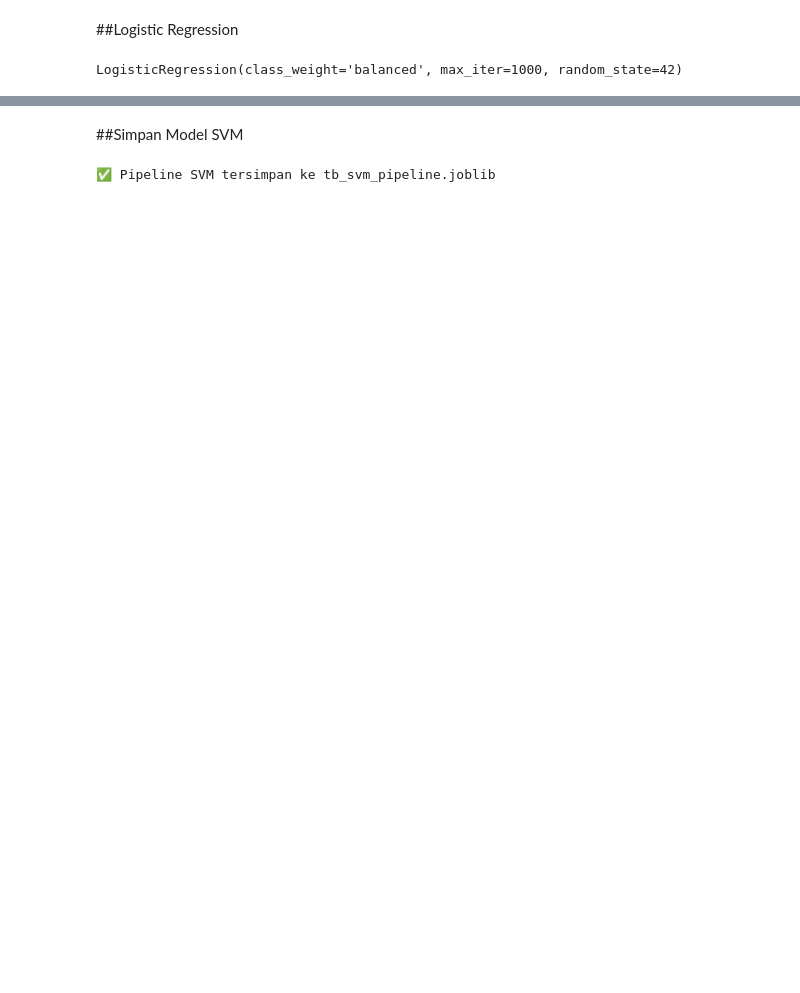
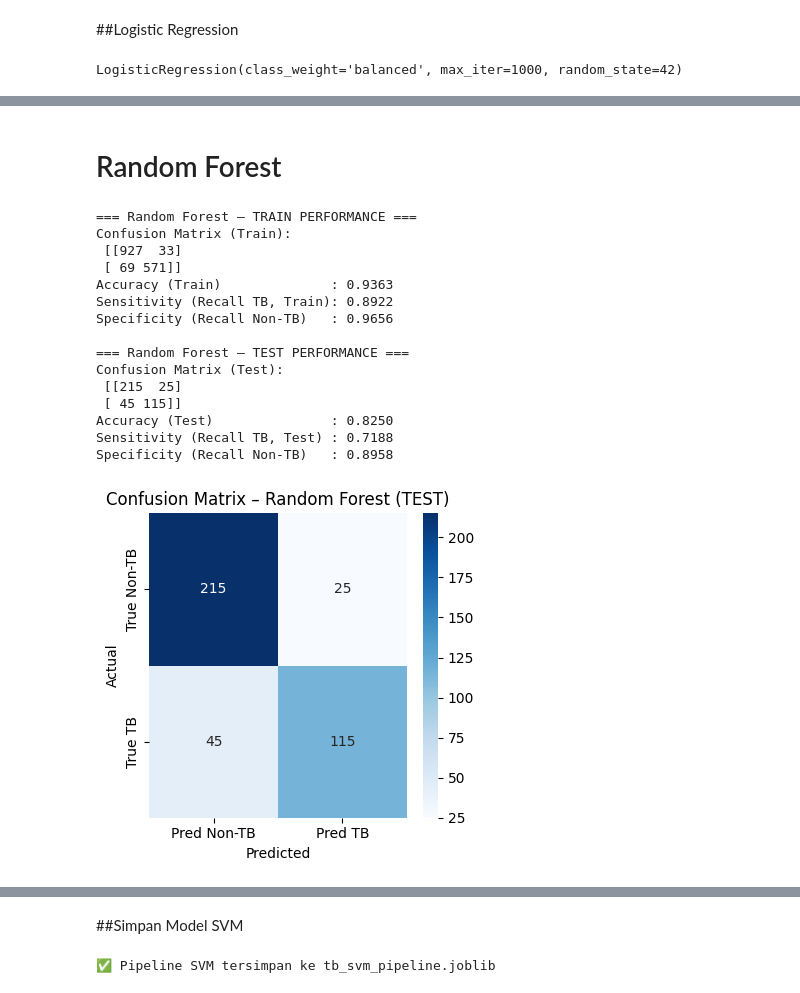
Before and after one commit to kosmasrio0411/Final-Project-PCD, a Jupyter notebook: Final_Project_PCD.ipynb, the cells around one changed output, grey strips where cells are left out. Drawn from its saved outputs; the diff is of its cells as text; code cells hidden in the pictures; blank space fills up the shorter version.

Commit message:
Added 2 models (RF, KNN)

```diff
--- a/Final_Project_PCD.ipynb
+++ b/Final_Project_PCD.ipynb
@@ -768,0 +834,59 @@ plt.show()
+# %% [markdown]
+# Random Forest
+# %%
+from sklearn.ensemble import RandomForestClassifier
+
+# Random Forest classifier
+rf_clf = RandomForestClassifier(
+    n_estimators=100,
+    max_depth=10,          # CRITICAL: Prevents memorization. Start with 5-10.
+    min_samples_split=10,  # CRITICAL: Requires 10 samples to create a new branch.
+    min_samples_leaf=4,    # CRITICAL: Leaf nodes must have at least 4 samples.
+    random_state=42
+)
+
+rf_clf.fit(X_train_pca, y_train)
+
+evaluate_binary_model(rf_clf, X_train_pca, y_train, X_test_pca, y_test,
+                      name="Random Forest")
+
+# Plot confusion matrix for Random Forest
+import matplotlib.pyplot as plt
+import seaborn as sns
+from sklearn.metrics import confusion_matrix
+
+# prediksi test
+y_test_pred_rf = rf_clf.predict(X_test_pca)
+
+# confusion matrix (0 = Non-TB, 1 = TB)
+cm_te_rf = confusion_matrix(y_test, y_test_pred_rf, labels=[0, 1])
+
+plt.figure(figsize=(4, 4))
+sns.heatmap(cm_te_rf,
+            annot=True,
+            fmt="d",
+            cmap="Blues",
+            xticklabels=["Pred Non-TB", "Pred TB"],
+            yticklabels=["True Non-TB", "True TB"])
+plt.title("Confusion Matrix – Random Forest (TEST)")
+plt.xlabel("Predicted")
+plt.ylabel("Actual")
+plt.tight_layout()
+plt.show()
+# %% [output]
+=== Random Forest – TRAIN PERFORMANCE ===
+Confusion Matrix (Train):
+ [[927  33]
+ [ 69 571]]
+Accuracy (Train)              : 0.9363
+Sensitivity (Recall TB, Train): 0.8922
+Specificity (Recall Non-TB)   : 0.9656
+
+=== Random Forest – TEST PERFORMANCE ===
+Confusion Matrix (Test):
+ [[215  25]
+ [ 45 115]]
+Accuracy (Test)               : 0.8250
+Sensitivity (Recall TB, Test) : 0.7188
+Specificity (Recall Non-TB)   : 0.8958
+[figure, added]
```
Also changed, not shown: parts of 13 cells of this notebook.
